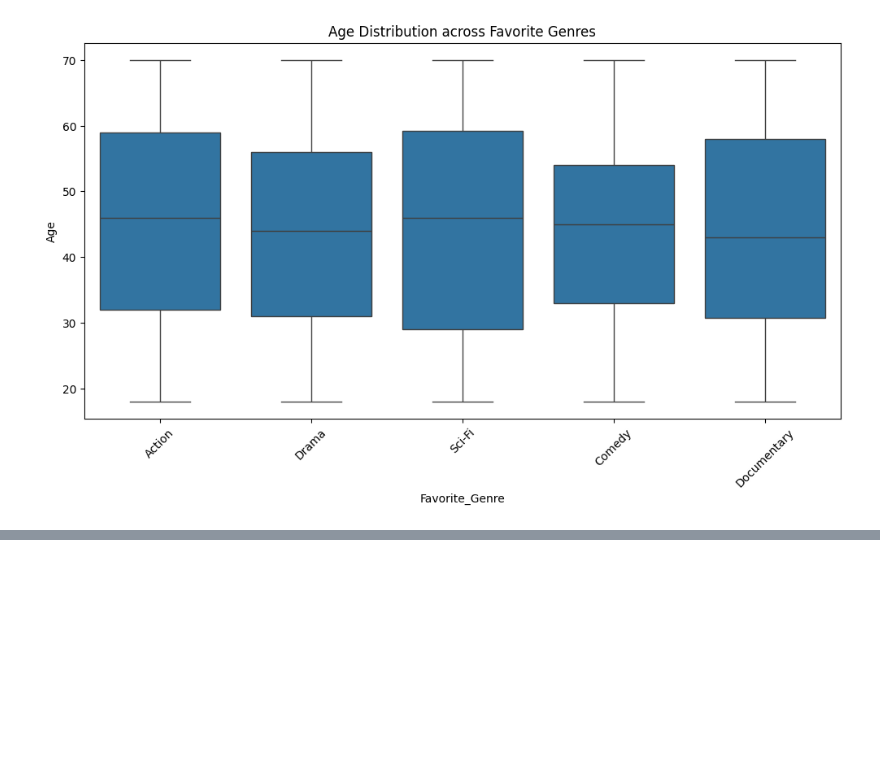
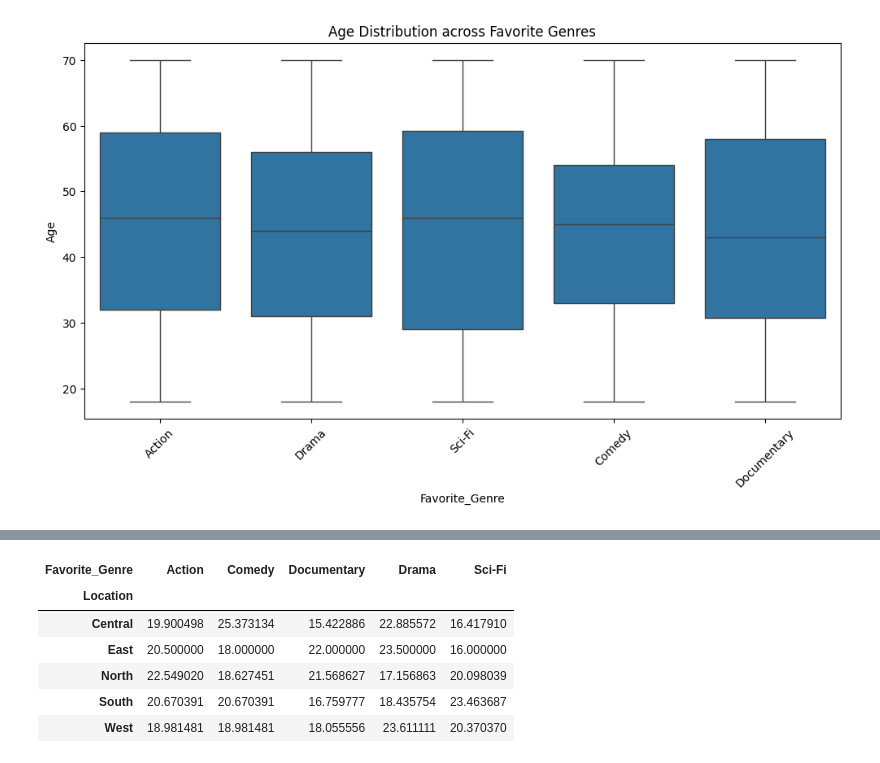
Before and after one commit to richard2323233/schulich_data_science, a Jupyter notebook: assignment 1.ipynb, the cells around one changed output, grey strips where cells are left out. Cells and saved outputs as stored; diff of their text form; code cells hidden in the pictures; blank space fills up the shorter version.

```diff
--- a/assignment 1.ipynb
+++ b/assignment 1.ipynb
@@ -473,0 +520,10 @@ The average age is: 44.38 years old
+# %%
+location_genre_crosstab_percentage
+# %% [output]
+| Favorite_Genre | Action | Comedy | Documentary | Drama | Sci-Fi |
+| Location |  |  |  |  |  |
+| Central | 19.900498 | 25.373134 | 15.422886 | 22.885572 | 16.417910 |
+| East | 20.500000 | 18.000000 | 22.000000 | 23.500000 | 16.000000 |
+| North | 22.549020 | 18.627451 | 21.568627 | 17.156863 | 20.098039 |
+| South | 20.670391 | 20.670391 | 16.759777 | 18.435754 | 23.463687 |
+| West | 18.981481 | 18.981481 | 18.055556 | 23.611111 | 20.370370 |
```
Also changed, not shown: parts of 27 cells of this notebook.
